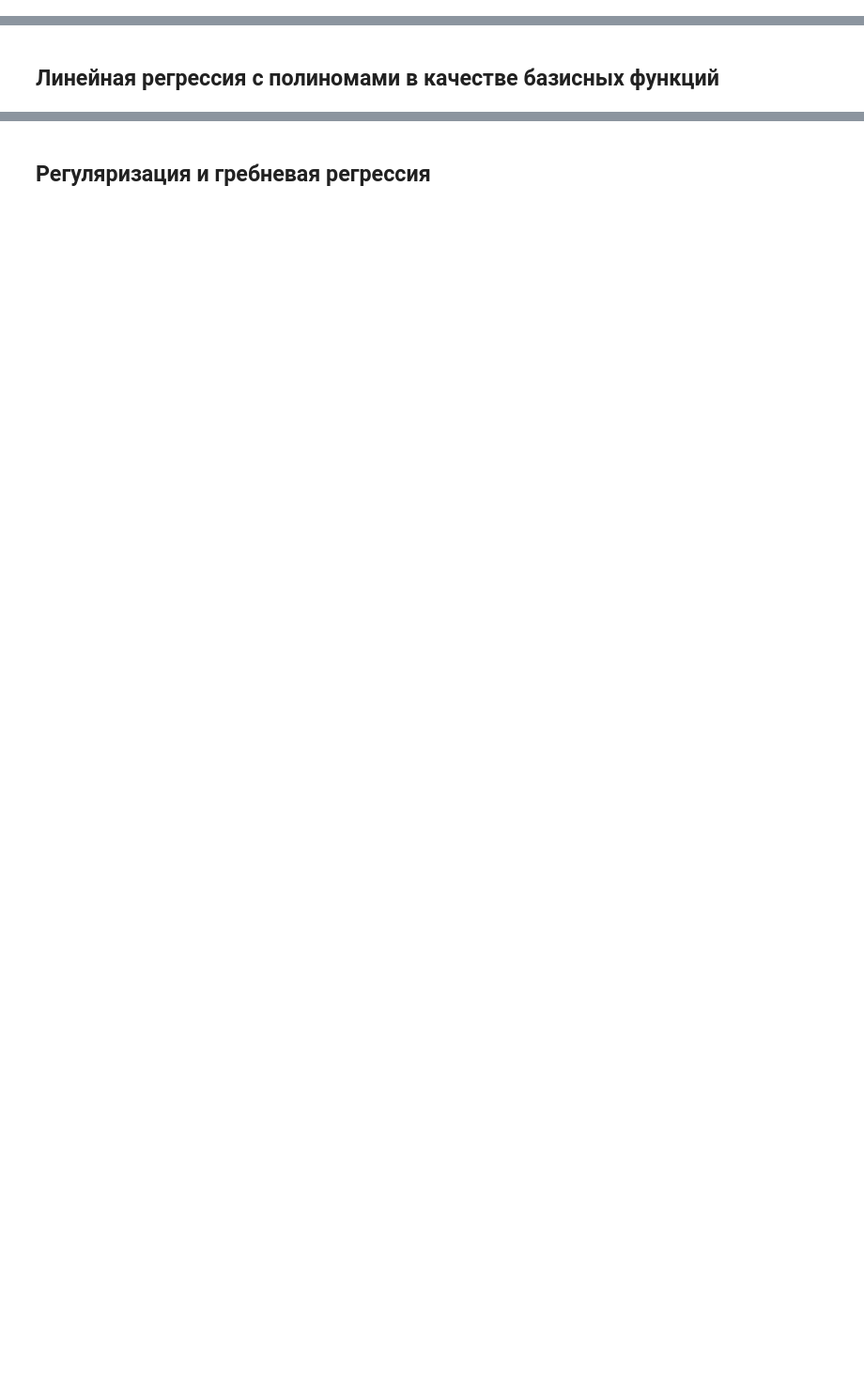
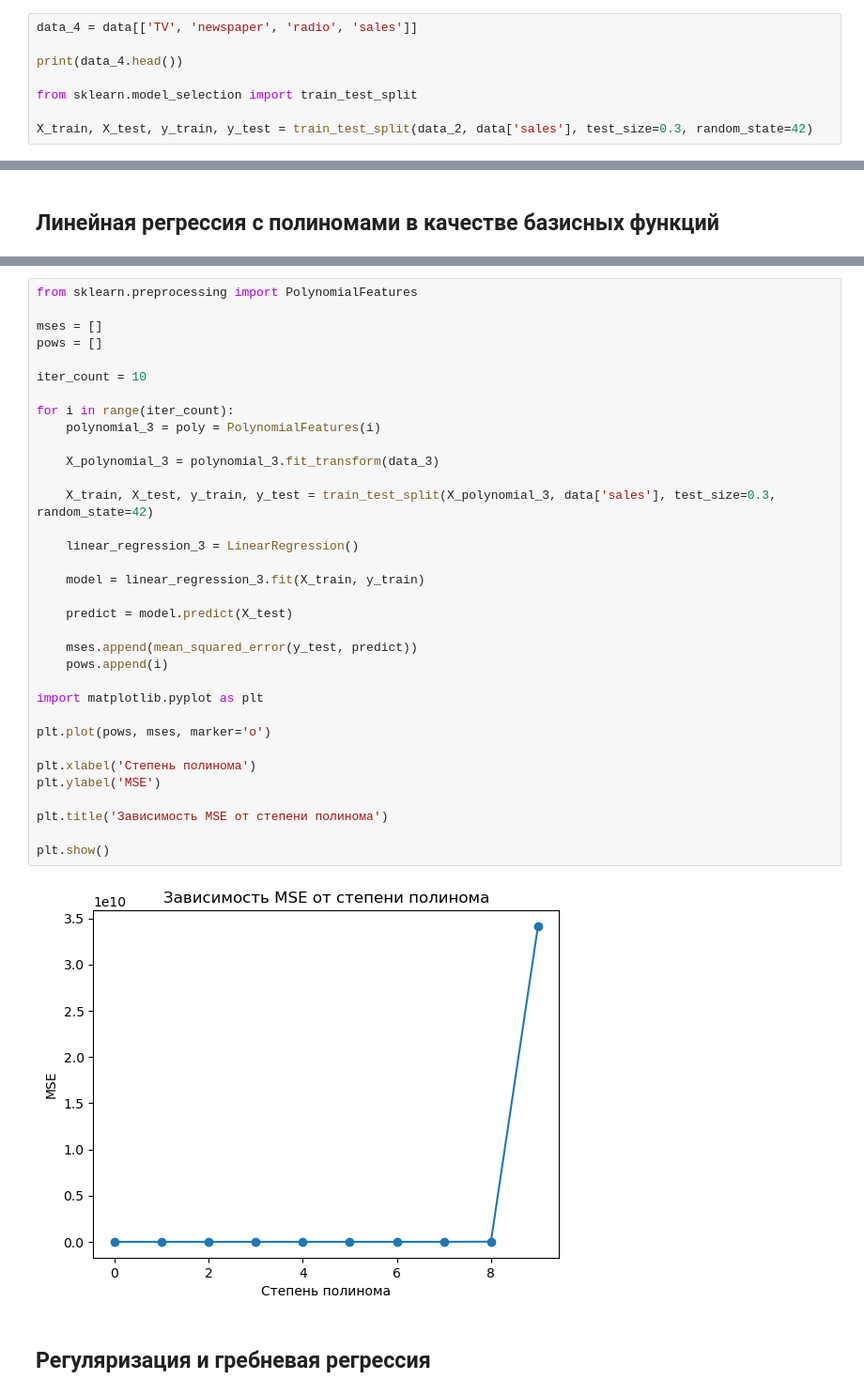
Before and after one commit to noitcelfer7/AIM_practice, a Jupyter notebook: HT5/AIM_practice_5.ipynb, the cells around one changed output, grey strips where cells are left out. Shown at 94% size. Drawn from its saved outputs; the diff is of its cells as text; blank space fills up the shorter version.

```diff
--- a/HT5/AIM_practice_5.ipynb
+++ b/HT5/AIM_practice_5.ipynb
@@ -12,0 +67,8 @@
+# %%
+data_4 = data[['TV', 'newspaper', 'radio', 'sales']]
+
+print(data_4.head())
+
+from sklearn.model_selection import train_test_split
+
+X_train, X_test, y_train, y_test = train_test_split(data_2, data['sales'], test_size=0.3, random_state=42)
@@ -17,2 +84,38 @@
+# %%
+from sklearn.preprocessing import PolynomialFeatures
+
+mses = []
+pows = []
+
+iter_count = 10
+
+for i in range(iter_count):
+    polynomial_3 = poly = PolynomialFeatures(i)
+
+    X_polynomial_3 = polynomial_3.fit_transform(data_3)
+
+    X_train, X_test, y_train, y_test = train_test_split(X_polynomial_3, data['sales'], test_size=0.3, random_state=42)
+
+    linear_regression_3 = LinearRegression()
+
+    model = linear_regression_3.fit(X_train, y_train)
+
+    predict = model.predict(X_test)
+
+    mses.append(mean_squared_error(y_test, predict))
+    pows.append(i)
+
+import matplotlib.pyplot as plt
+
+plt.plot(pows, mses, marker='o')
+
+plt.xlabel('Степень полинома')
+plt.ylabel('MSE')
+
+plt.title('Зависимость MSE от степени полинома')
+
+plt.show()
+# %% [output]
+[figure, added]
 # %% [markdown]
 ## Регуляризация и гребневая регрессия
```
Also changed, not shown: parts of 9 cells of this notebook, 1 other file.
